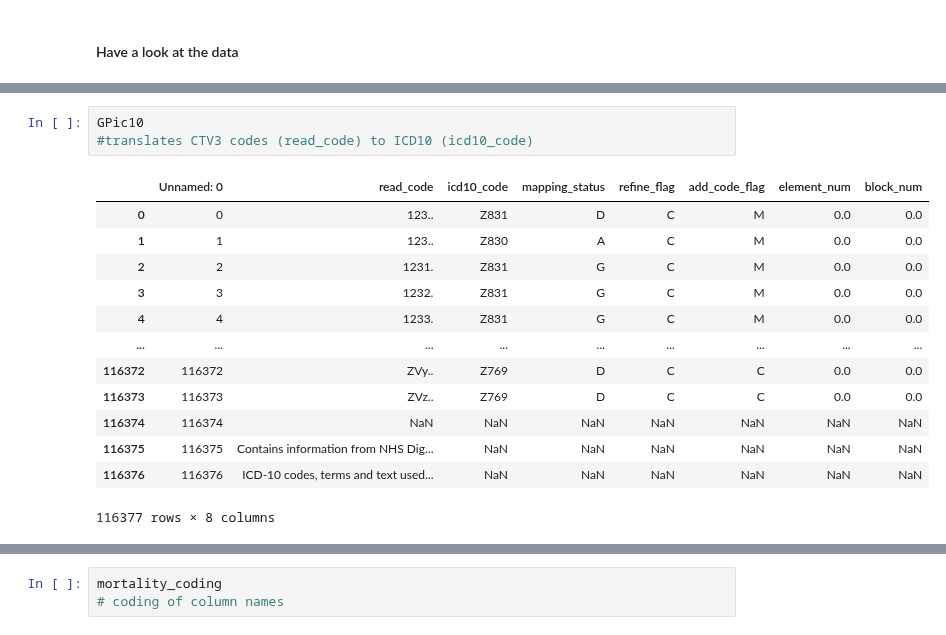
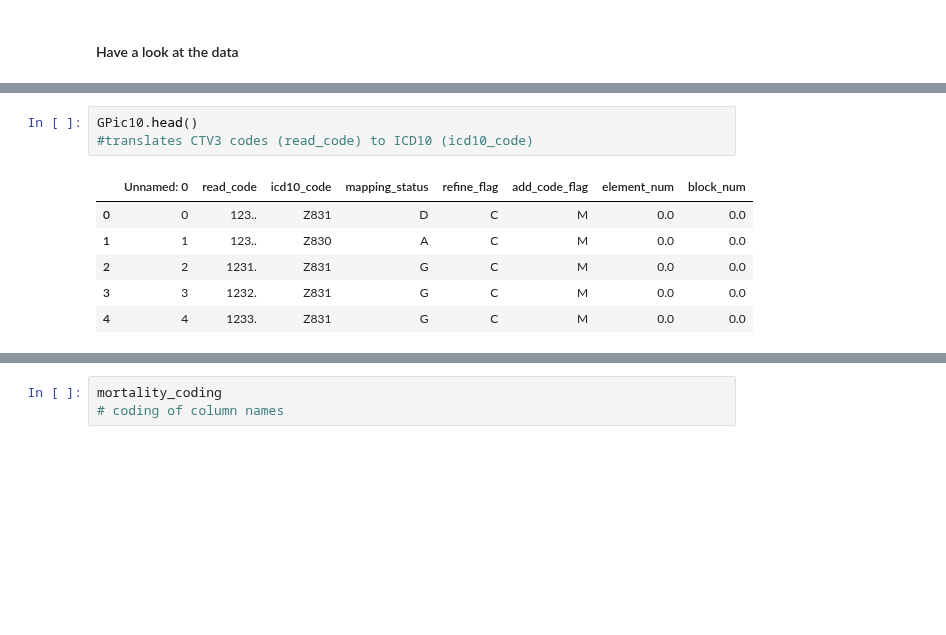
Before and after one commit to MonicaMueller/big-data-final-project, a Jupyter notebook: Project_vaccine_comorbidities.ipynb, the cells around one changed output, grey strips where cells are left out. Cells and saved outputs as stored; diff of their text form; blank space fills up the shorter version.

```diff
--- a/Project_vaccine_comorbidities.ipynb
+++ b/Project_vaccine_comorbidities.ipynb
@@ -57,18 +47,11 @@ clinical
 # %%
-GPic10
+GPic10.head()
 #translates CTV3 codes (read_code) to ICD10 (icd10_code)
 # %% [output]
 |  | Unnamed: 0 | read_code | icd10_code | mapping_status | refine_flag | add_code_flag | element_num | block_num |
 | 0 | 0 | 123.. | Z831 | D | C | M | 0.0 | 0.0 |
 | 1 | 1 | 123.. | Z830 | A | C | M | 0.0 | 0.0 |
 | 2 | 2 | 1231. | Z831 | G | C | M | 0.0 | 0.0 |
 | 3 | 3 | 1232. | Z831 | G | C | M | 0.0 | 0.0 |
 | 4 | 4 | 1233. | Z831 | G | C | M | 0.0 | 0.0 |
-| ... | ... | ... | ... | ... | ... | ... | ... | ... |
-| 116372 | 116372 | ZVy.. | Z769 | D | C | C | 0.0 | 0.0 |
-| 116373 | 116373 | ZVz.. | Z769 | D | C | C | 0.0 | 0.0 |
-| 116374 | 116374 | NaN | NaN | NaN | NaN | NaN | NaN | NaN |
-| 116375 | 116375 | Contains information from NHS Dig... | NaN | NaN | NaN | NaN | NaN | NaN |
-| 116376 | 116376 | ICD-10 codes, terms and text used... | NaN | NaN | NaN | NaN | NaN | NaN |
-116377 rows × 8 columns
 # %%
```
Also changed, not shown: parts of 67 cells of this notebook, 8 other files.
